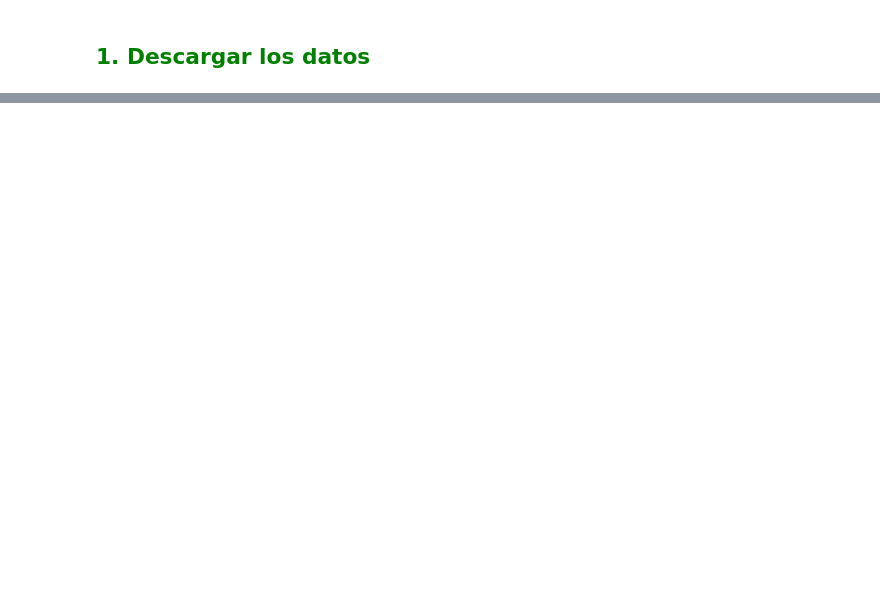
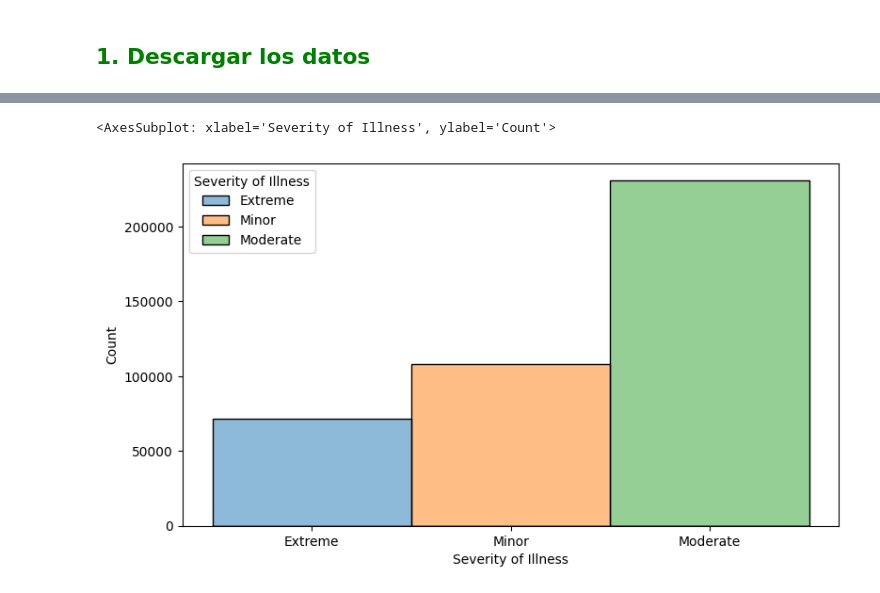
Before and after one commit to mayteet/Proyecto_Individual_2, a Jupyter notebook: README.ipynb, the cells around one changed output, grey strips where cells are left out. Cells and saved outputs as stored; diff of their text form; code cells hidden in the pictures; blank space fills up the shorter version.

```diff
--- a/README.ipynb
+++ b/README.ipynb
@@ -37,0 +130,6 @@ df1= extraer_datos(DOWNLOAD_ROOT, data_base)
+# %%
+plt.figure(figsize=(9,5))
+sns.histplot(data=df1, x="Severity of Illness", hue="Severity of Illness")
+# %% [output]
+<AxesSubplot: xlabel='Severity of Illness', ylabel='Count'>
+[figure, added]
```
Also changed, not shown: parts of 50 cells of this notebook.
